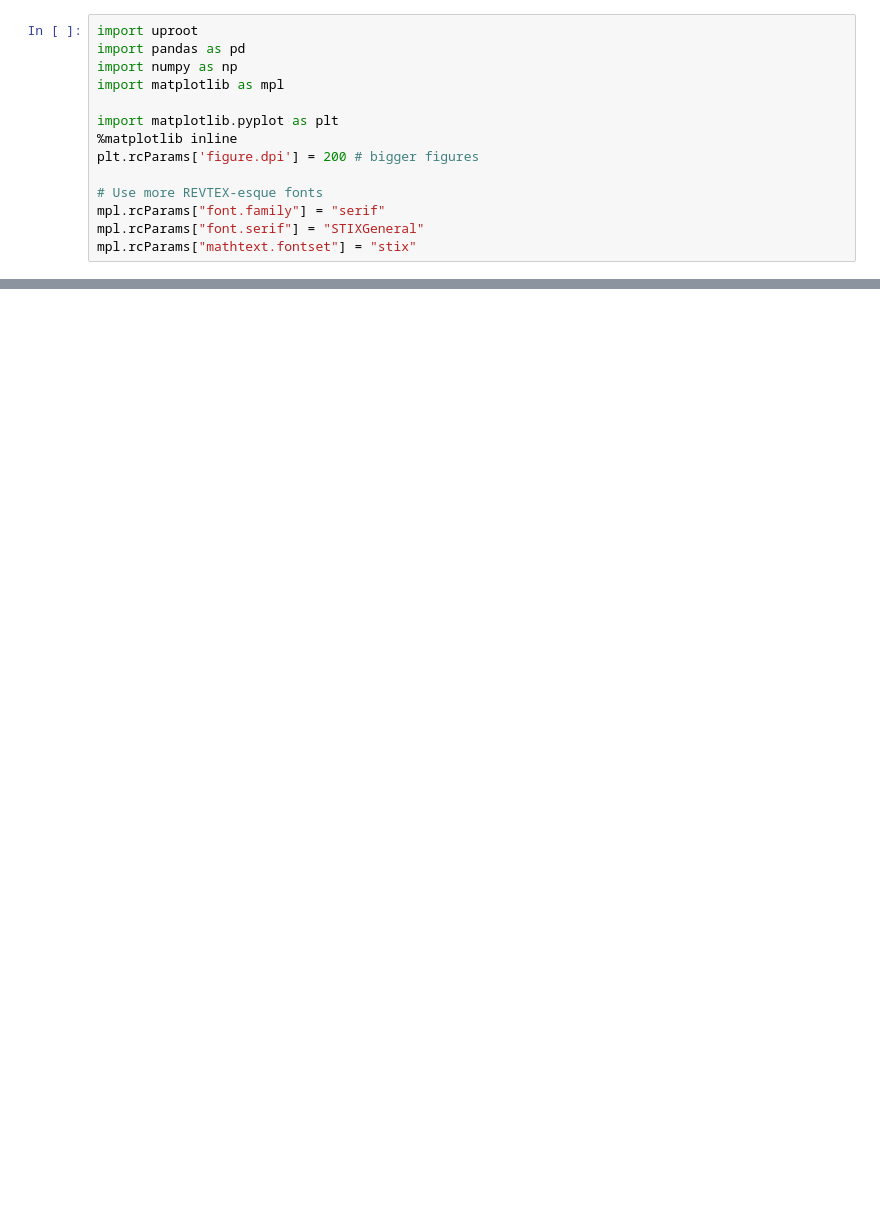
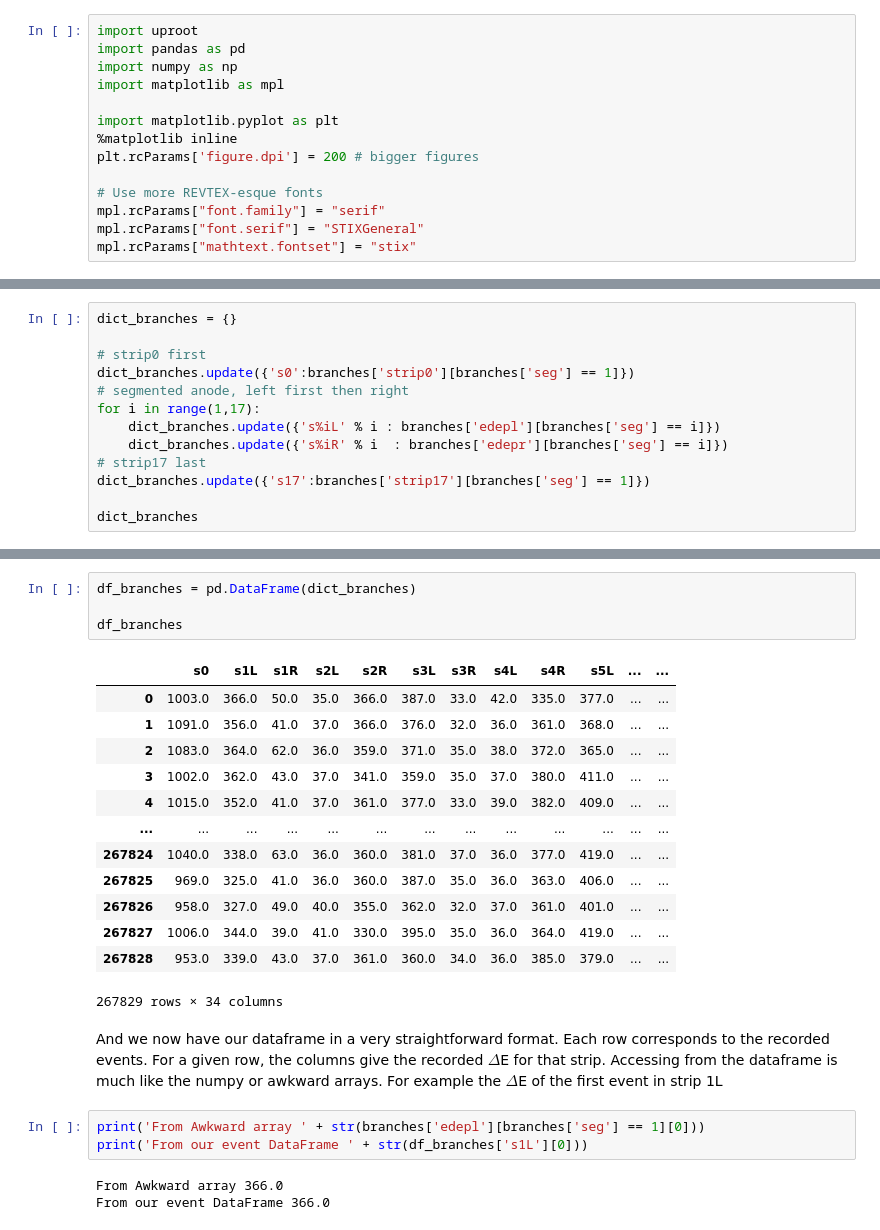
Before and after one commit to dneto1729/MUSIC_with_python, a Jupyter notebook: examples/2 - Getting MUSIC traces.ipynb, the cells around one changed output, grey strips where cells are left out. Saved outputs shown, nothing was run; the diff lists cells and outputs as text; blank space fills up the shorter version.

Commit message:
Update example 2

```diff
--- a/examples/2 - Getting MUSIC traces.ipynb
+++ b/examples/2 - Getting MUSIC traces.ipynb
@@ -28,0 +156,13 @@ branches
+# %%
+dict_branches = {}
+
+# strip0 first
+dict_branches.update({'s0':branches['strip0'][branches['seg'] == 1]})
+# segmented anode, left first then right
+for i in range(1,17):
+    dict_branches.update({'s%iL' % i : branches['edepl'][branches['seg'] == i]})
+    dict_branches.update({'s%iR' % i  : branches['edepr'][branches['seg'] == i]})
+# strip17 last
+dict_branches.update({'s17':branches['strip17'][branches['seg'] == 1]})
+
+dict_branches
@@ -28,0 +187,26 @@ branches
+# %%
+df_branches = pd.DataFrame(dict_branches)
+
+df_branches
+# %% [output]
+|  | s0 | s1L | s1R | s2L | s2R | s3L | s3R | s4L | s4R | s5L | ... | ... |
+| 0 | 1003.0 | 366.0 | 50.0 | 35.0 | 366.0 | 387.0 | 33.0 | 42.0 | 335.0 | 377.0 | ... | ... |
+| 1 | 1091.0 | 356.0 | 41.0 | 37.0 | 366.0 | 376.0 | 32.0 | 36.0 | 361.0 | 368.0 | ... | ... |
+| 2 | 1083.0 | 364.0 | 62.0 | 36.0 | 359.0 | 371.0 | 35.0 | 38.0 | 372.0 | 365.0 | ... | ... |
+| 3 | 1002.0 | 362.0 | 43.0 | 37.0 | 341.0 | 359.0 | 35.0 | 37.0 | 380.0 | 411.0 | ... | ... |
+| 4 | 1015.0 | 352.0 | 41.0 | 37.0 | 361.0 | 377.0 | 33.0 | 39.0 | 382.0 | 409.0 | ... | ... |
+| ... | ... | ... | ... | ... | ... | ... | ... | ... | ... | ... | ... | ... |
+| 267824 | 1040.0 | 338.0 | 63.0 | 36.0 | 360.0 | 381.0 | 37.0 | 36.0 | 377.0 | 419.0 | ... | ... |
+| 267825 | 969.0 | 325.0 | 41.0 | 36.0 | 360.0 | 387.0 | 35.0 | 36.0 | 363.0 | 406.0 | ... | ... |
+| 267826 | 958.0 | 327.0 | 49.0 | 40.0 | 355.0 | 362.0 | 32.0 | 37.0 | 361.0 | 401.0 | ... | ... |
+| 267827 | 1006.0 | 344.0 | 39.0 | 41.0 | 330.0 | 395.0 | 35.0 | 36.0 | 364.0 | 419.0 | ... | ... |
+| 267828 | 953.0 | 339.0 | 43.0 | 37.0 | 361.0 | 360.0 | 34.0 | 36.0 | 385.0 | 379.0 | ... | ... |
+267829 rows × 34 columns
+# %% [markdown]
+And we now have our dataframe in a very straightforward format. Each row corresponds to the recorded events. For a given row, the columns give the recorded $\Delta$E for that strip. Accessing from the dataframe is much like the numpy or awkward arrays. For example the $\Delta$E of the first event in strip 1L
+# %%
+print('From Awkward array ' + str(branches['edepl'][branches['seg'] == 1][0]))
+print('From our event DataFrame ' + str(df_branches['s1L'][0]))
+# %% [output]
+From Awkward array 366.0
+From our event DataFrame 366.0
```
Also changed, not shown: parts of 30 cells of this notebook.
